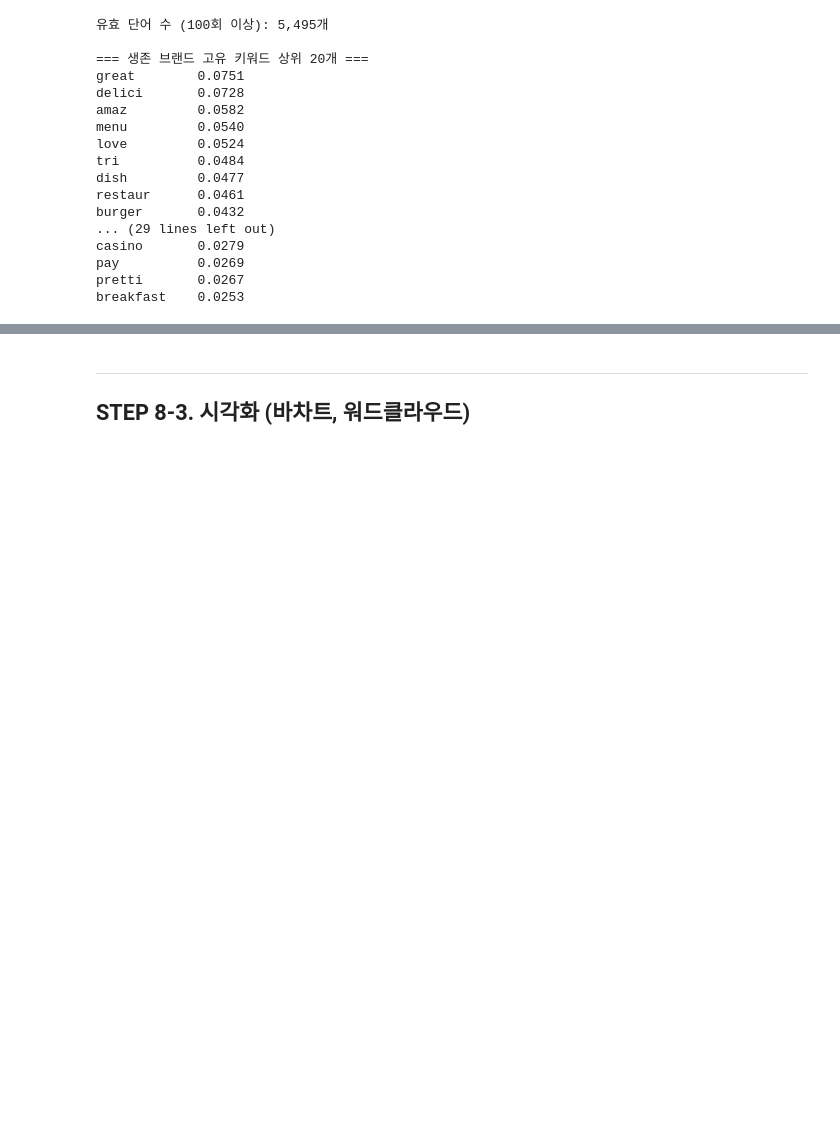
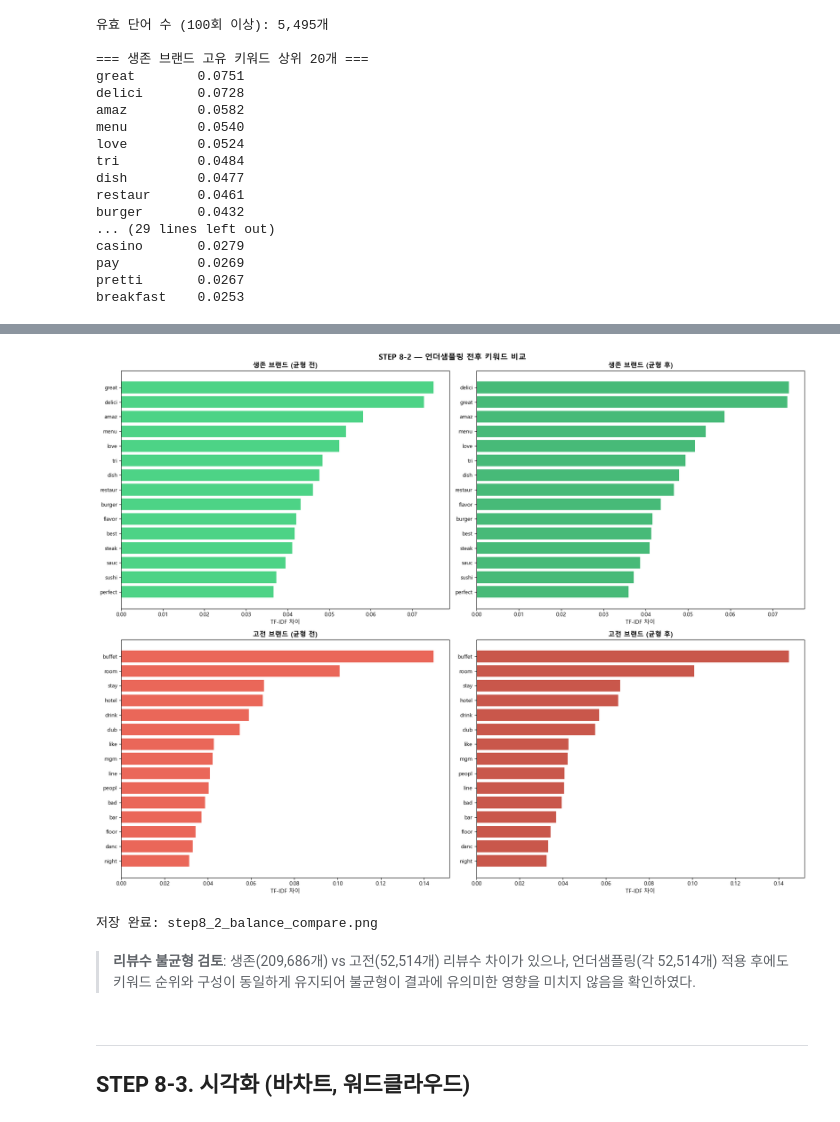
Before and after one commit to seonu-lee/yelp-franchise-analysis, a Jupyter notebook: notebooks/08_survival_analysi.ipynb, the cells around one changed output, grey strips where cells are left out. Cells and saved outputs as stored; diff of their text form; code cells hidden in the pictures; blank space fills up the shorter version.

```diff
--- a/notebooks/08_survival_analysi.ipynb
+++ b/notebooks/08_survival_analysi.ipynb
@@ -364,3 +446,48 @@ breakfast    0.0253
+# %%
+# 균형 전후 비교 시각화
+fig, axes = plt.subplots(2, 2, figsize=(18, 14))
+fig.suptitle('STEP 8-2 — 언더샘플링 전후 키워드 비교',
+             fontsize=14, fontweight='bold')
+
+# 균형 전 생존
+top_s_orig = survivor_diff.head(15)
+axes[0][0].barh(top_s_orig.index[::-1], top_s_orig.values[::-1],
+                color='#2ecc71', alpha=0.85)
+axes[0][0].set_title('생존 브랜드 (균형 전)', fontsize=12, fontweight='bold')
+axes[0][0].set_xlabel('TF-IDF 차이')
+
+# 균형 후 생존
+top_s_bal = survivor_diff_bal.head(15)
+axes[0][1].barh(top_s_bal.index[::-1], top_s_bal.values[::-1],
+                color='#27ae60', alpha=0.85)
+axes[0][1].set_title('생존 브랜드 (균형 후)', fontsize=12, fontweight='bold')
+axes[0][1].set_xlabel('TF-IDF 차이')
+
+# 균형 전 고전
+top_str_orig = struggle_diff.head(15)
+axes[1][0].barh(top_str_orig.index[::-1], top_str_orig.values[::-1],
+                color='#e74c3c', alpha=0.85)
+axes[1][0].set_title('고전 브랜드 (균형 전)', fontsize=12, fontweight='bold')
+axes[1][0].set_xlabel('TF-IDF 차이')
+
+# 균형 후 고전
+top_str_bal = struggle_diff_bal.head(15)
+axes[1][1].barh(top_str_bal.index[::-1], top_str_bal.values[::-1],
+                color='#c0392b', alpha=0.85)
+axes[1][1].set_title('고전 브랜드 (균형 후)', fontsize=12, fontweight='bold')
+axes[1][1].set_xlabel('TF-IDF 차이')
+
+plt.tight_layout()
+plt.savefig(f"{PATH_to_save}/step8_2_balance_compare.png", dpi=150, bbox_inches='tight')
+plt.show()
+print("저장 완료: step8_2_balance_compare.png")
+# %% [output]
+[figure, added]
+저장 완료: step8_2_balance_compare.png
+# %% [markdown]
+> **리뷰수 불균형 검토**: 생존(209,686개) vs 고전(52,514개) 리뷰수 차이가 있으나,
+> 언더샘플링(각 52,514개) 적용 후에도 키워드 순위와 구성이 동일하게 유지되어
+> 불균형이 결과에 유의미한 영향을 미치지 않음을 확인하였다.
 # %% [markdown]
 ---
 ## STEP 8-3. 시각화 (바차트, 워드클라우드)
```
Also changed, not shown: parts of 18 cells of this notebook.
